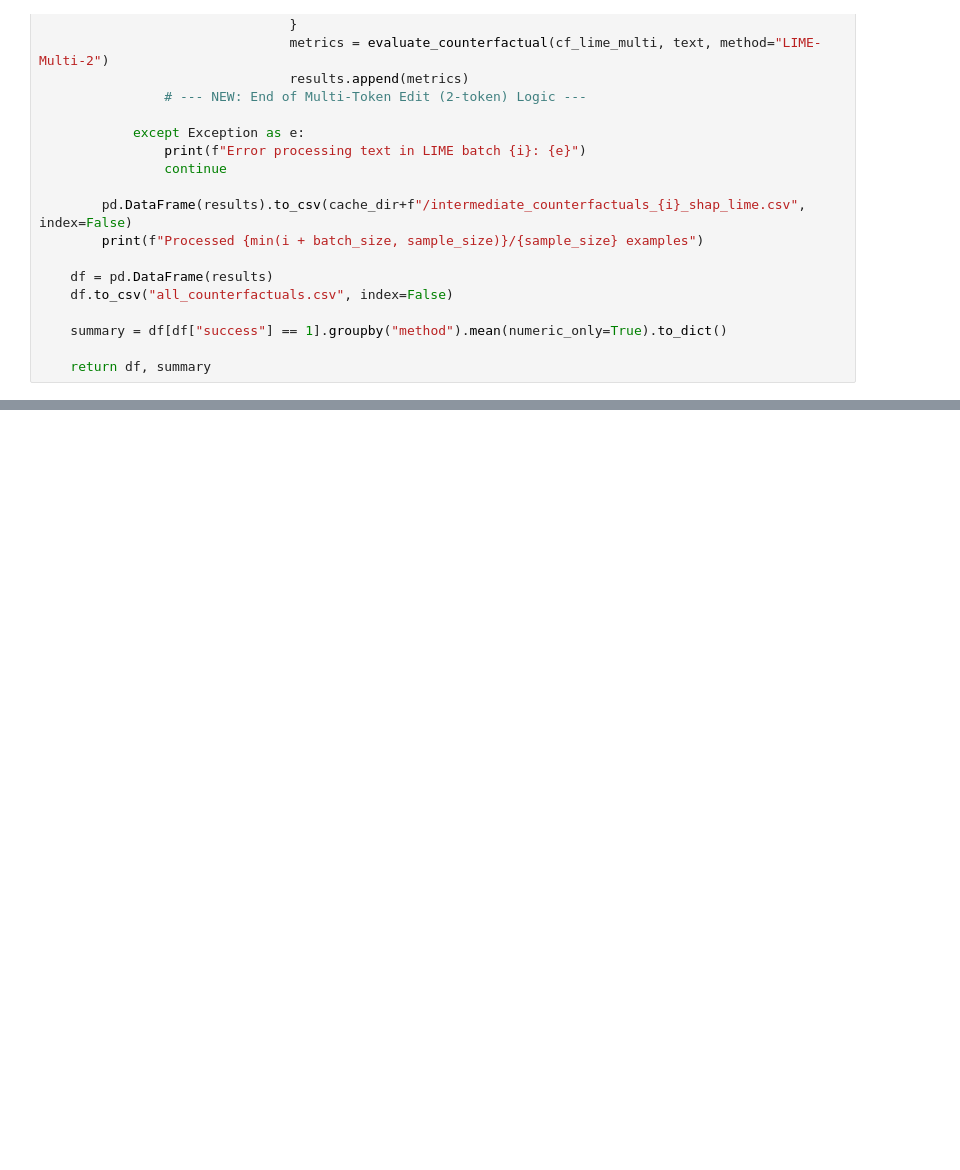
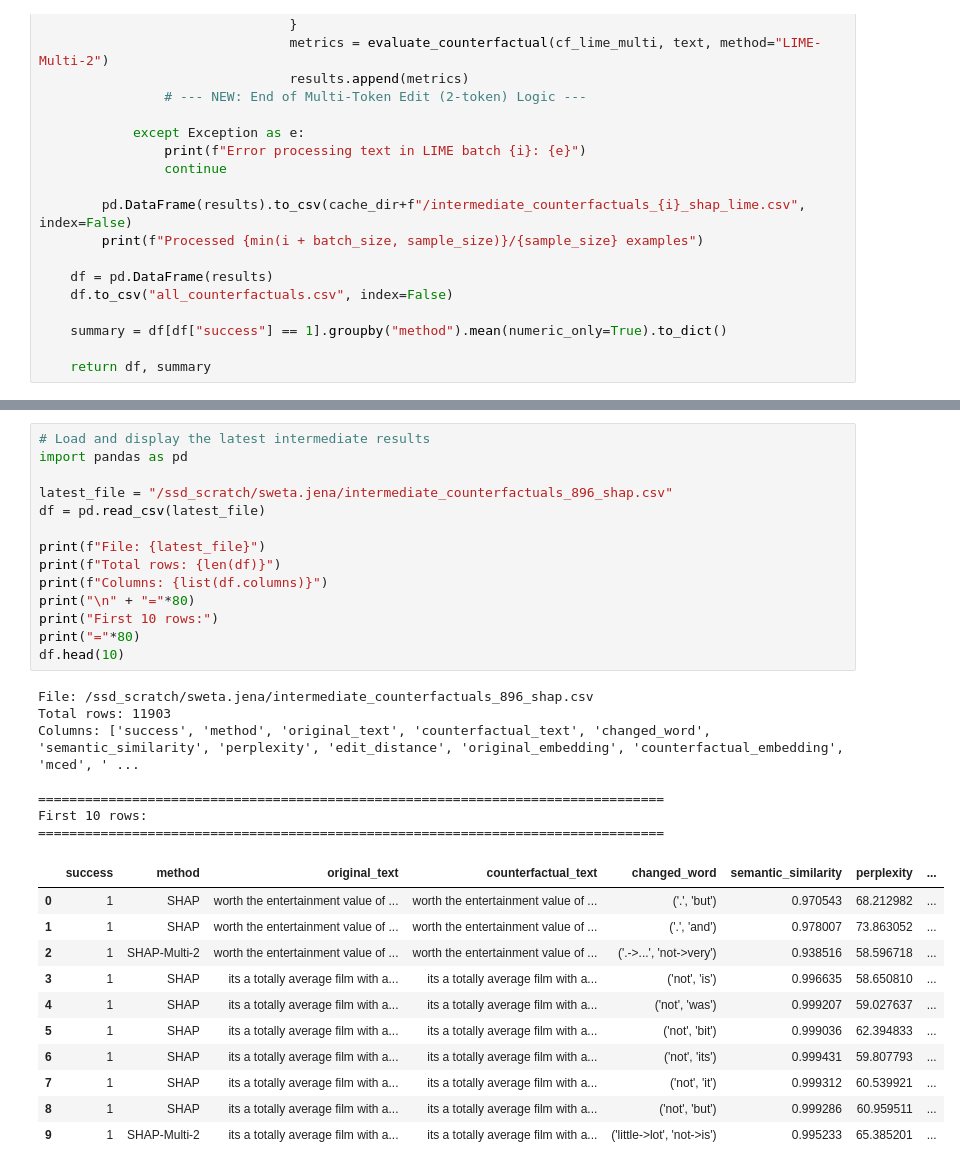
Before and after one commit to sweta-98/ANLP-project, a Jupyter notebook: counterfactual_gen_updated.ipynb, the cells around one changed output, grey strips where cells are left out. Saved outputs shown, nothing was run; the diff lists cells and outputs as text; blank space fills up the shorter version.

Commit message:
Add analysis cells to counterfactual notebook

```diff
--- a/counterfactual_gen_updated.ipynb
+++ b/counterfactual_gen_updated.ipynb
@@ -494,0 +493,33 @@ Processed 192/25000 examples
+# %%
+# Load and display the latest intermediate results
+import pandas as pd
+
+latest_file = "/ssd_scratch/sweta.jena/intermediate_counterfactuals_896_shap.csv"
+df = pd.read_csv(latest_file)
+
+print(f"File: {latest_file}")
+print(f"Total rows: {len(df)}")
+print(f"Columns: {list(df.columns)}")
+print("\n" + "="*80)
+print("First 10 rows:")
+print("="*80)
+df.head(10)
+# %% [output]
+File: /ssd_scratch/sweta.jena/intermediate_counterfactuals_896_shap.csv
+Total rows: 11903
+Columns: ['success', 'method', 'original_text', 'counterfactual_text', 'changed_word', 'semantic_similarity', 'perplexity', 'edit_distance', 'original_embedding', 'counterfactual_embedding', 'mced', ' ...
+
+================================================================================
+First 10 rows:
+================================================================================
+|  | success | method | original_text | counterfactual_text | changed_word | semantic_similarity | perplexity | ... |
+| 0 | 1 | SHAP | worth the entertainment value of ... | worth the entertainment value of ... | ('.', 'but') | 0.970543 | 68.212982 | ... |
+| 1 | 1 | SHAP | worth the entertainment value of ... | worth the entertainment value of ... | ('.', 'and') | 0.978007 | 73.863052 | ... |
+| 2 | 1 | SHAP-Multi-2 | worth the entertainment value of ... | worth the entertainment value of ... | ('.->...', 'not->very') | 0.938516 | 58.596718 | ... |
+| 3 | 1 | SHAP | its a totally average film with a... | its a totally average film with a... | ('not', 'is') | 0.996635 | 58.650810 | ... |
+| 4 | 1 | SHAP | its a totally average film with a... | its a totally average film with a... | ('not', 'was') | 0.999207 | 59.027637 | ... |
+| 5 | 1 | SHAP | its a totally average film with a... | its a totally average film with a... | ('not', 'bit') | 0.999036 | 62.394833 | ... |
+| 6 | 1 | SHAP | its a totally average film with a... | its a totally average film with a... | ('not', 'its') | 0.999431 | 59.807793 | ... |
+| 7 | 1 | SHAP | its a totally average film with a... | its a totally average film with a... | ('not', 'it') | 0.999312 | 60.539921 | ... |
+| 8 | 1 | SHAP | its a totally average film with a... | its a totally average film with a... | ('not', 'but') | 0.999286 | 60.959511 | ... |
+| 9 | 1 | SHAP-Multi-2 | its a totally average film with a... | its a totally average film with a... | ('little->lot', 'not->is') | 0.995233 | 65.385201 | ... |
```
Also changed, not shown: parts of 3 cells of this notebook.
